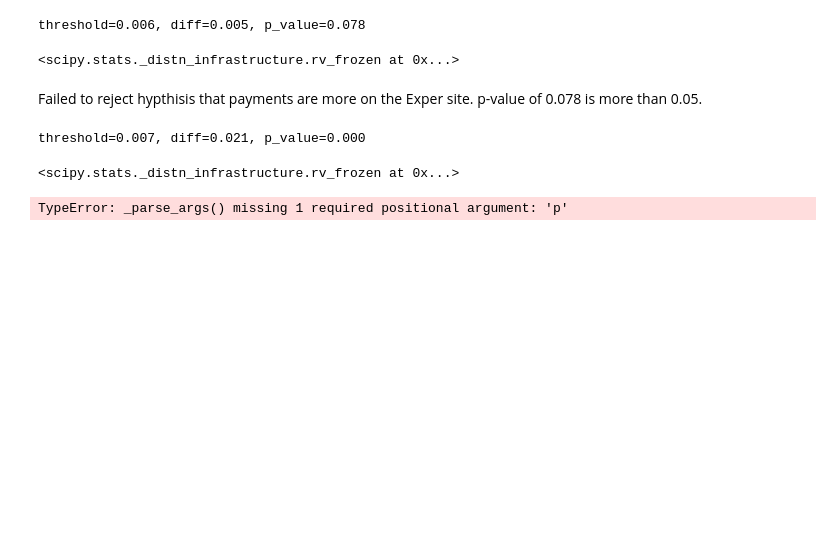
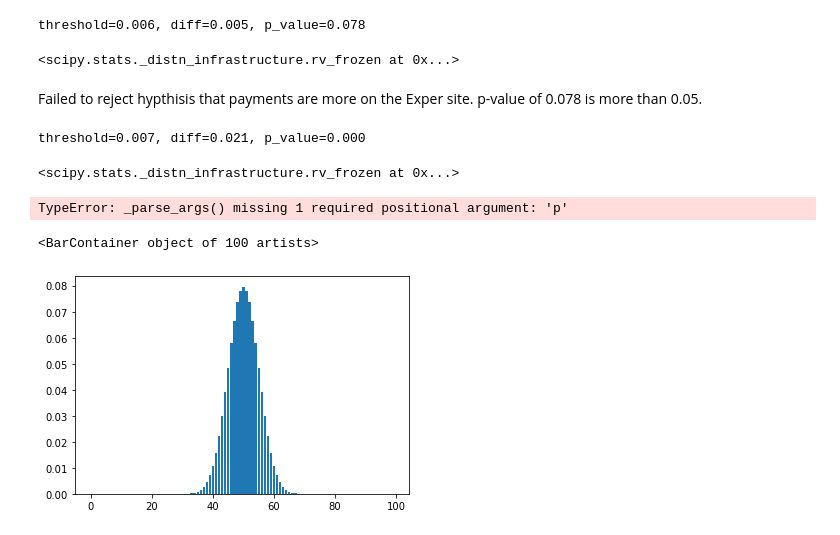
Before and after one commit to Nicoivazquez/Free_Trial_Screener, a Jupyter notebook: AB_testing.ipynb, the cells around one changed output. Drawn from its saved outputs; the diff is of its cells as text; code cells hidden in the pictures; blank space fills up the shorter version.

Commit message:
adding binom graph

```diff
--- a/AB_testing.ipynb
+++ b/AB_testing.ipynb
@@ -211,3 +211,12 @@ threshold=0.007, diff=0.021, p_value=0.000
 stats.binom.cdf(sum(exper_ep['Clicks']), np.mean(exper_ep['Enrollment_rate']))
 # %% [output]
 TypeError: _parse_args() missing 1 required positional argument: 'p'
+# %%
+dist = stats.binom(100, .5)
+fig , ax = plt.subplots(1)
+x = range(100)
+y = [dist.pmf(i) for i in x]
+ax.bar(x,y)
+# %% [output]
+<BarContainer object of 100 artists>
+[figure, added]
```
